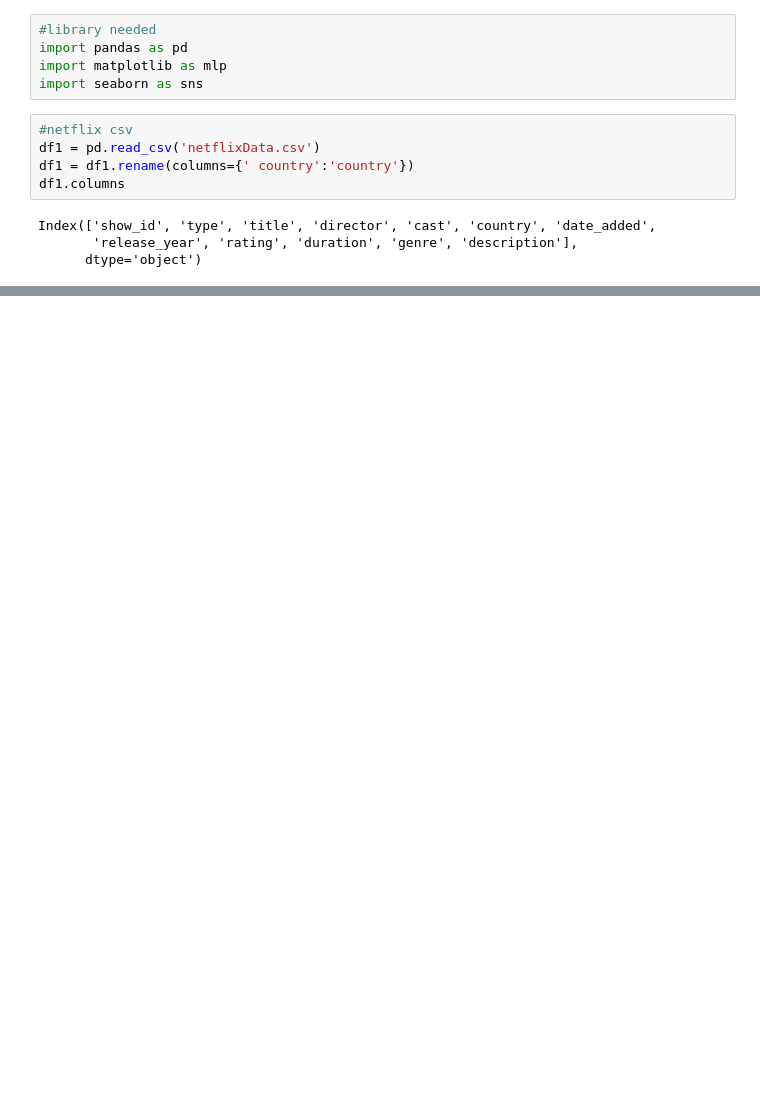
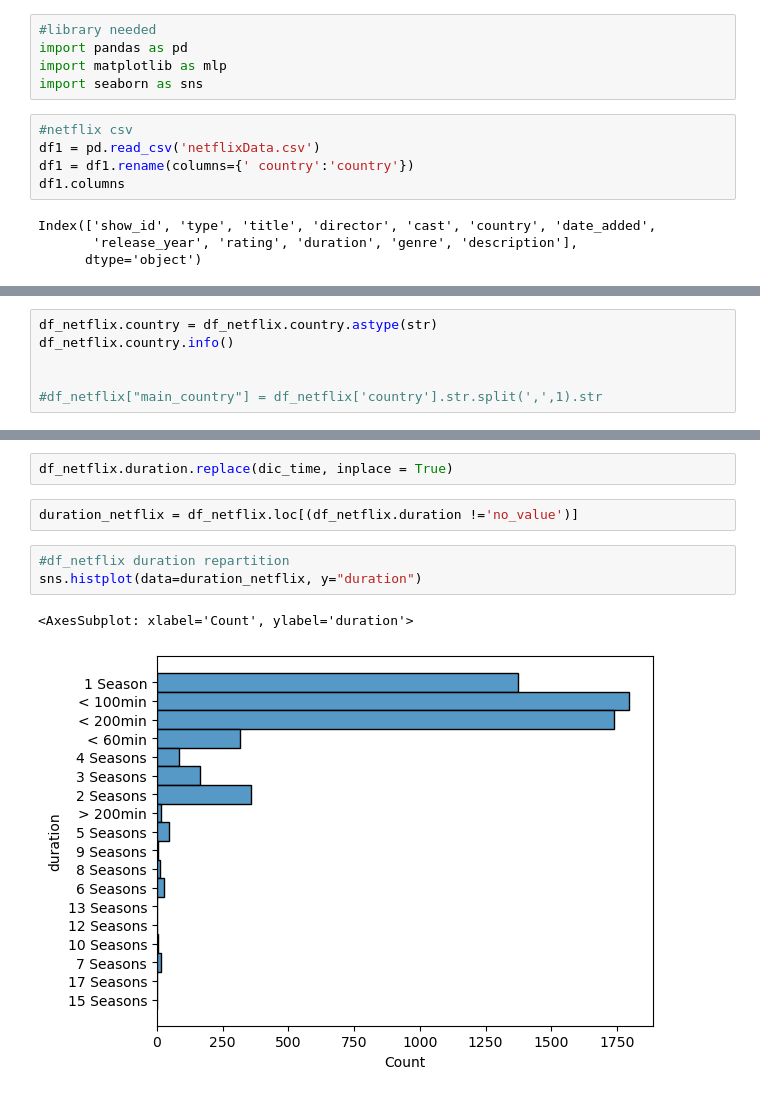
Before and after one commit to HolisticFail/svod_catalog, a Jupyter notebook: svod_analysis.ipynb, the cells around one changed output, grey strips where cells are left out. Drawn from its saved outputs; the diff is of its cells as text; blank space fills up the shorter version.

```diff
--- a/svod_analysis.ipynb
+++ b/svod_analysis.ipynb
@@ -53,0 +65,6 @@ Name: country, Length: 509, dtype: int64
+# %%
+df_netflix.country = df_netflix.country.astype(str)
+df_netflix.country.info()
+
+
+#df_netflix["main_country"] = df_netflix['country'].str.split(',',1).str
@@ -87,0 +164,10 @@ Name: duration, Length: 207, dtype: int64
+# %%
+df_netflix.duration.replace(dic_time, inplace = True)
+# %%
+duration_netflix = df_netflix.loc[(df_netflix.duration !='no_value')]
+# %%
+#df_netflix duration repartition
+sns.histplot(data=duration_netflix, y="duration")
+# %% [output]
+<AxesSubplot: xlabel='Count', ylabel='duration'>
+[figure, added]
```
Also changed, not shown: parts of 6 cells of this notebook.
